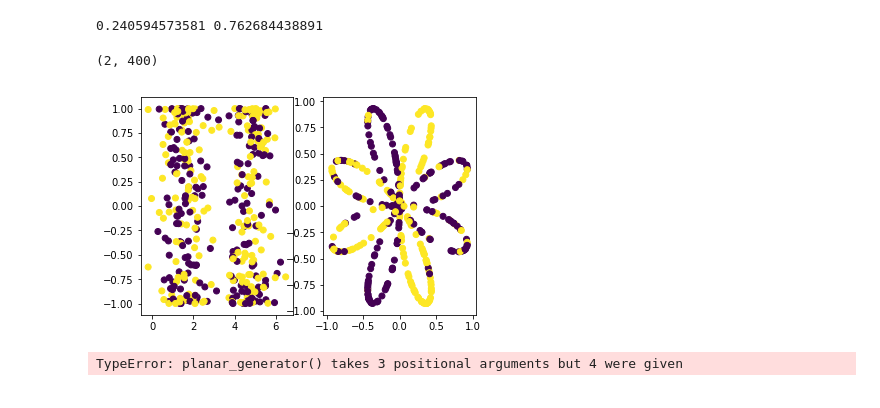
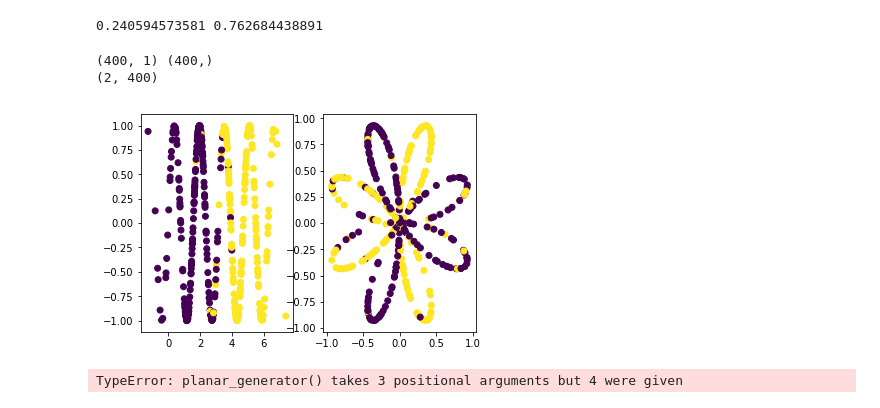
Before and after one commit to haeinkim/coursera-deeplearning, a Jupyter notebook: Untitled.ipynb, the cells around one changed output. Saved outputs shown, nothing was run; the diff lists cells and outputs as text; code cells hidden in the pictures.

```diff
--- a/Untitled.ipynb
+++ b/Untitled.ipynb
@@ -83,29 +88,31 @@ print(x1, x2)
 # %%
 import numpy as np
 import matplotlib.pyplot as plt
 from sklearn.datasets import make_blobs
 
 
 x, y = make_blobs(n_samples=400, n_features=1, cluster_std=0.15, centers=[(0.25,), (0.75,)])
 
+print(x.shape, y.shape)
 
 theta = x * np.pi * 2
 r = np.sin(4 * theta)
 
 x1 = r * np.cos(theta)
 x2 = r * np.sin(theta)
 
 X = np.concatenate((x1, x2), axis=1).reshape(2, -1)
 print(X.shape)
 
 plt.subplot(121)
-plt.scatter(th, r, c=y)
+plt.scatter(theta, r, c=y)
 plt.subplot(122)
 plt.scatter(x1, x2, c=y)
 plt.show()
 # %% [output]
+(400, 1) (400,)
 (2, 400)
-[figure, old version]
+[figure, new version]
 # %%
 from planar import DataGenerator
 
```
Also changed, not shown: parts of 4 cells of this notebook, 1 other file.
